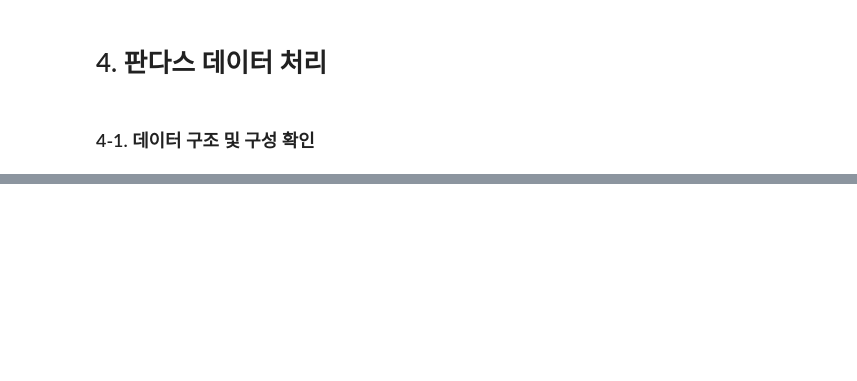
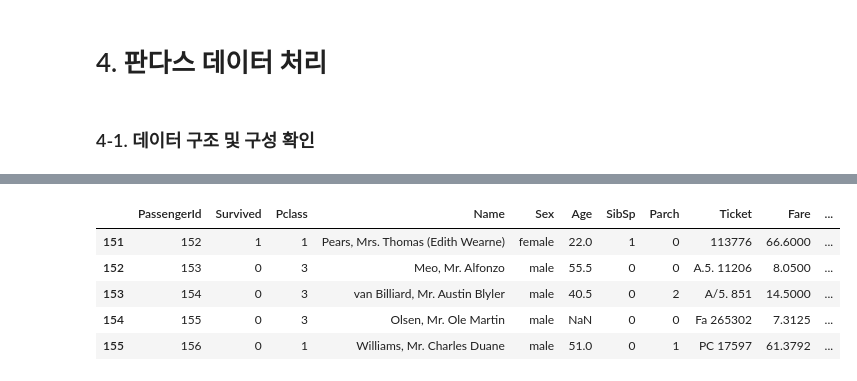
Before and after one commit to jihoo12/pydata26, a Jupyter notebook: AI기반데이터분석_03_판다스_데이터처리_실습.ipynb, the cells around one changed output, grey strips where cells are left out. Saved outputs shown, nothing was run; the diff lists cells and outputs as text; code cells hidden in the pictures; blank space fills up the shorter version.

```diff
--- a/AI기반데이터분석_03_판다스_데이터처리_실습.ipynb
+++ b/AI기반데이터분석_03_판다스_데이터처리_실습.ipynb
@@ -43,4 +189,12 @@ titanic_data = 'https://raw.githubusercontent.com/sehakflower/data/main/titanic.
 # %%
 # 뒷부분 확인
+titanic_df.tail()
+# %% [output]
+|  | PassengerId | Survived | Pclass | Name | Sex | Age | SibSp | Parch | Ticket | Fare | ... |
+| 151 | 152 | 1 | 1 | Pears, Mrs. Thomas (Edith Wearne) | female | 22.0 | 1 | 0 | 113776 | 66.6000 | ... |
+| 152 | 153 | 0 | 3 | Meo, Mr. Alfonzo | male | 55.5 | 0 | 0 | A.5. 11206 | 8.0500 | ... |
+| 153 | 154 | 0 | 3 | van Billiard, Mr. Austin Blyler | male | 40.5 | 0 | 2 | A/5. 851 | 14.5000 | ... |
+| 154 | 155 | 0 | 3 | Olsen, Mr. Ole Martin | male | NaN | 0 | 0 | Fa 265302 | 7.3125 | ... |
+| 155 | 156 | 0 | 1 | Williams, Mr. Charles Duane | male | 51.0 | 0 | 1 | PC 17597 | 61.3792 | ... |
 # %%
 # 데이터 개수/형태 확인
```
Also changed, not shown: parts of 17 cells of this notebook, 4 other files.
